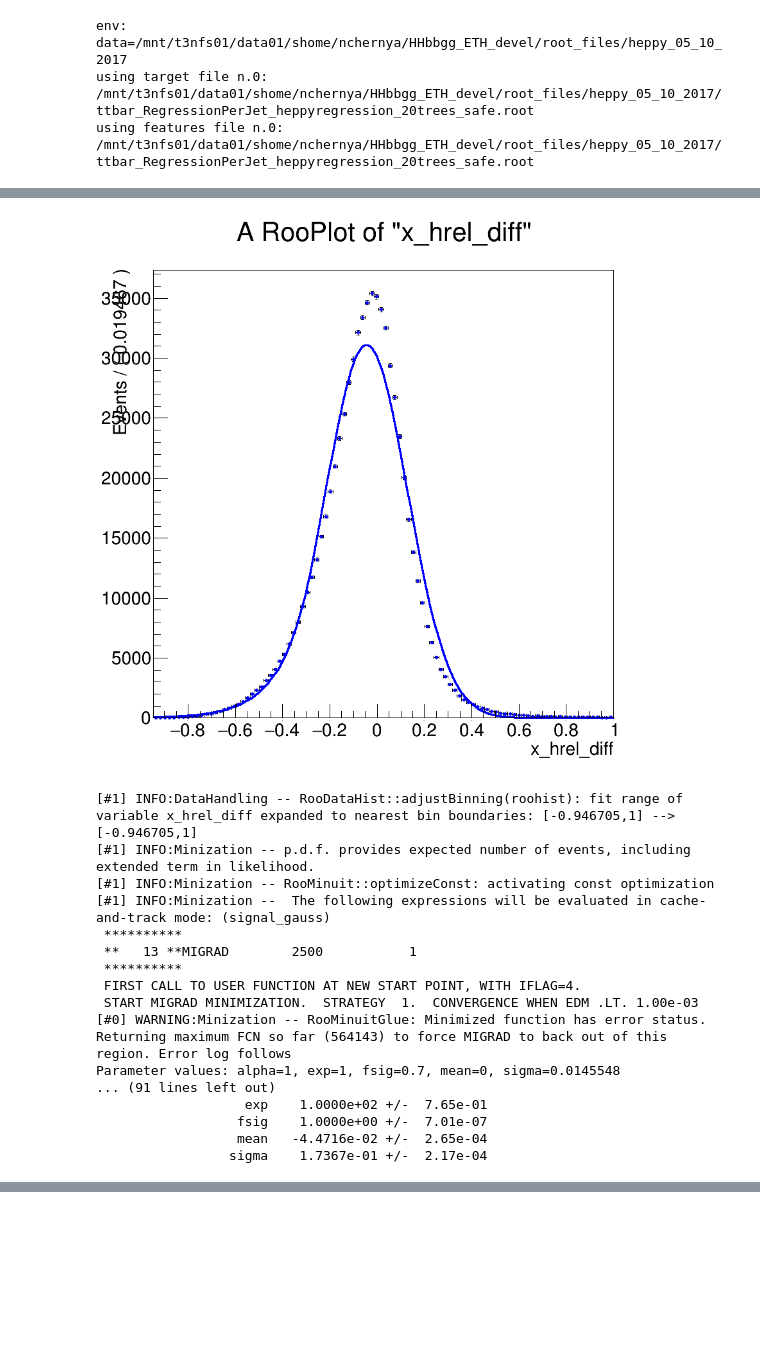
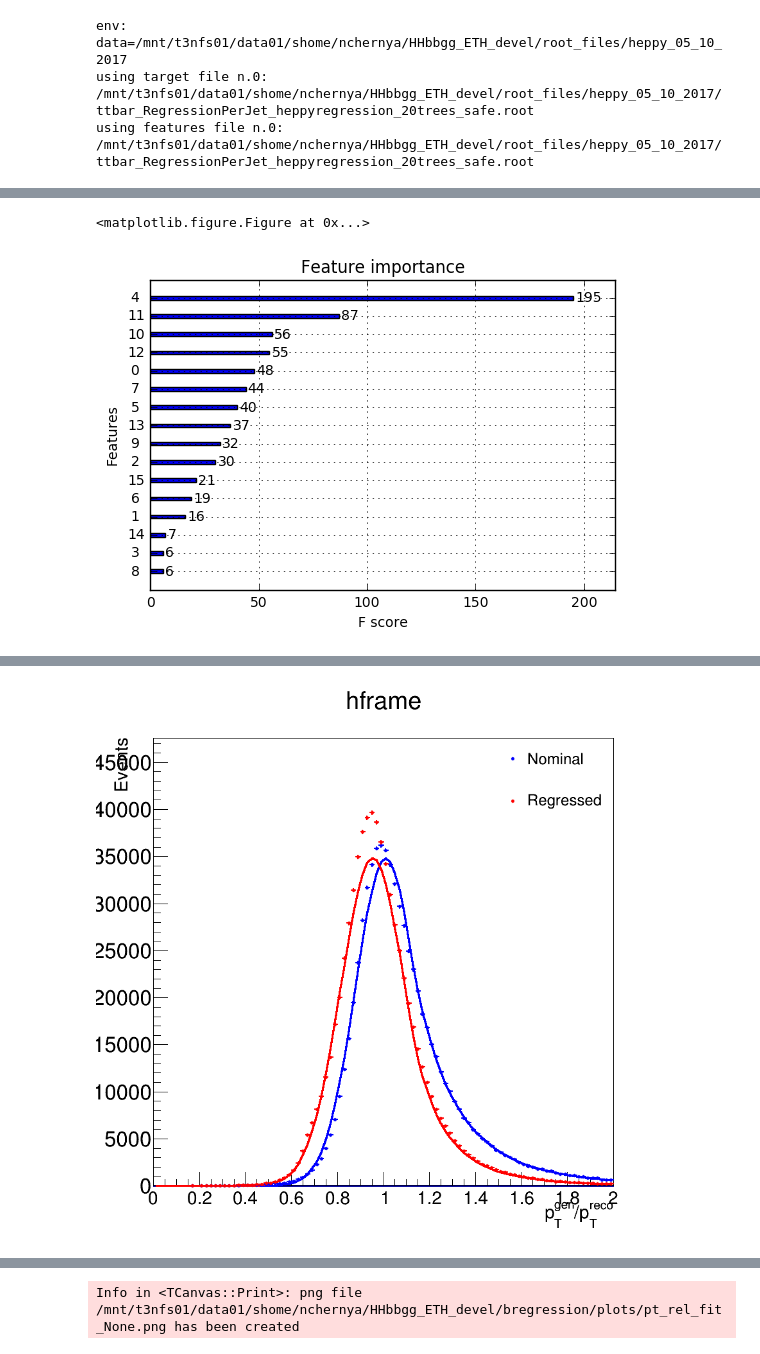
Before and after one commit to michelif/HHbbgg_ETH, a Jupyter notebook: bregression/notebooks/trainBreg.ipynb, the cells around one changed output, grey strips where cells are left out. Drawn from its saved outputs; the diff is of its cells as text; code cells hidden in the pictures; blank space fills up the shorter version.

```diff
--- a/bregression/notebooks/trainBreg.ipynb
+++ b/bregression/notebooks/trainBreg.ipynb
@@ -38,13 +38,13 @@ using features file n.0: /mnt/t3nfs01/data01/shome/nchernya/HHbbgg_ETH_devel/roo
 # %%
 #use noexpand for root expressions, it needs this file https://github.com/ibab/root_pandas/blob/master/root_pandas/readwrite.py
 #noexpand:fabs(CosThetaStar_CS)
-branch_names = 'Jet_pt,Jet_eta,Jet_corr,Jet_mcPt,Jet_mcFlavour,dR,rho,Jet_mt,Jet_leadTrackPt,Jet_leptonPtRel,Jet_leptonPt,Jet_leptonDeltaR,Jet_neHEF,Jet_neEmEF,Jet_chMult,Jet_vtxPt,Jet_vtxMass,Jet_vtx3dL,Jet_vtxNtrk,Jet_vtx3deL'.split(",")
+branch_names = 'Jet_pt,noexpand:Jet_mcPt/Jet_pt,Jet_eta,Jet_corr,Jet_mcPt,Jet_mcFlavour,dR,rho,Jet_mt,Jet_leadTrackPt,Jet_leptonPtRel,Jet_leptonPt,Jet_leptonDeltaR,Jet_neHEF,Jet_neEmEF,Jet_chMult,Jet_vtxPt,Jet_vtxMass,Jet_vtx3dL,Jet_vtxNtrk,Jet_vtx3deL'.split(",")
 
 features = 'Jet_pt,Jet_eta,Jet_corr,rho,Jet_mt,Jet_leadTrackPt,Jet_leptonPtRel,Jet_leptonPt,Jet_leptonDeltaR,Jet_neHEF,Jet_neEmEF,Jet_vtxPt,Jet_vtxMass,Jet_vtx3dL,Jet_vtxNtrk,Jet_vtx3deL'.split(",")
-target = 'Jet_mcPt'.split(",")
+#target = 'Jet_mcPt'.split(",")
+target = 'Jet_mcPt/Jet_pt'.split(",")
 #cuts='Jet_mcPt > 20 and dR < 0.35 and (Jet_mcFlavour==5 or Jet_mcFlavour==-5) and Jet_pt > 15'
 cuts='(Jet_mcPt > 20) & (Jet_mcFlavour==5 | Jet_mcFlavour==-5) & (Jet_pt > 15) & (Jet_eta<2.4 & Jet_eta>-2.4) & (dR < 0.4)'
-
 
 
 
@@ -57,12 +57,14 @@ target = [c.strip() for c in target]
 import pandas as pd
 import root_pandas as rpd
 
+
 X_features = preprocessing.set_features("tree",branch_names,features,cuts)
 X_target = preprocessing.set_target("tree",branch_names,target,cuts)
 X_features,X_target=preprocessing.randomize_ft(X_features,X_target)
 
 #print max(X_features[:,1])
 
+#print X_target
 #print pd.DataFrame(utils.IO.features_df[0],columns=['Jet_eta'])
 
 X_train_target = preprocessing.get_training_sample(pd.DataFrame(X_target))
@@ -79,7 +81,15 @@ from sklearn.externals import joblib
 import xgboost as xgb
 import matplotlib.pyplot as plt
 
-#log_names='Jet_pt,Jet_mt,Jet_leadTrackPt,Jet_leptonPtRel,Jet_leptonPt,Jet_leptonDeltaR'.split(",")
+all_data_frame = (rpd.read_root(utils.IO.featuresName[0],"tree", columns = branch_names)).query(cuts)
+for j in range(len(branch_names)):
+    if j == 0:
+        X_all = all_data_frame[[branch_names[j].replace('noexpand:','')]]
+    else:
+        X_all = np.concatenate([X_all,all_data_frame[[branch_names[j].replace('noexpand:','')]]],axis=1)
+
+log_names='Jet_pt,Jet_mcPt,Jet_mt,Jet_leadTrackPt,Jet_leptonPtRel,Jet_leptonPt,Jet_leptonDeltaR'.split(",")
 #plotting.plot_input_variables_reg(X_features,features,log_names)
+#plotting.plot_input_variables_reg(X_all,branch_names,log_names)
 #plt.show()
 # %% [output]
@@ -135,5 +138,6 @@ reco_ratio=1./reco_ratio
 # %%
 import matplotlib.pyplot as plt
+import training_utils as utils
 import ROOT
 from ROOT import gROOT
 import plotting_utils as plotting
@@ -141,9 +145,17 @@ import plotting_utils as plotting
 reload(utils)
 reload(plotting)
 
+regressed_pt = predictions*recoPt
+true_pt = true*recoPt
+
+xgb.plot_importance(clf)
+plt.show()
+plt.savefig(utils.IO.plotFolder+"importance1.pdf")
 
 style=False
-plotting.plot_rel_pt_diff(predictions,true,recoPt,style,100,)
+#plotting.plot_rel_pt_diff(predictions,true,recoPt,style,100,)
+plotting.plot_rel_pt_diff(regressed_pt,true_pt,recoPt,style,100,)
+
 
 
 #n, bins, patches = plt.hist(ratio, 40, range=(0,4),normed=0, facecolor='g', alpha=0.75,label='regressed')
@@ -164,56 +176,47 @@ plotting.plot_rel_pt_diff(predictions,true,recoPt,style,100,)
 
 
 
 # hratio = TH1D("ratio", "ratio", 400, 0, 4)
 # for i in xrange(len(ratio)):
 #     hratio.Fill(ratio[i])
 # hreco_ratio = TH1D("reco_ratio", "reco_ratio", 400, 0, 4)
 # for i in xrange(len(reco_ratio)):
 #     hreco_ratio.Fill(reco_ratio[i])
 # hratio.Draw()
 # hreco_ratio.Draw("same")
 # c1.Update()
 # c1.SaveAs("test_mcPT.png")
 # print hratio.GetMean(), hreco_ratio.GetMean()
 # print hratio.GetRMS(), hreco_ratio.GetRMS()
 
-# c2 = TCanvas( 'c2', '', 200, 10, 700, 500 )
+# c2 = ROOT.TCanvas( 'c2', '', 200, 10, 700, 500 )
 # c2.SetGridx()
 # c2.SetGridy()
-# htrue = TH1D("htrue", "htrue", 50, 0, 400)
+# htrue = ROOT.TH1D("htrue", "htrue", 50, 0, 400)
+# htrue.Sumw2(ROOT.kTRUE)
 # for i in xrange(len(true)):
-#     htrue.Fill(recoPt[i])
+#     htrue.Fill(true[i])
 
-# hpred = TH1D("hpred", "hpred", 50, 0, 400)
+# hpred = ROOT.TH1D("hpred", "hpred", 50, 0, 400)
+# #hpred = ROOT.TH1D("hpred", "hpred", 50, 0, 2)
+# hpred.Sumw2(ROOT.kTRUE)
 # for i in xrange(len(predictions)):
-#     hpred.Fill(predictions[i])
+#     hpred.Fill(predictions[i]*recoPt[i])
+#    #print predictions[i]*recoPt[i]
 
-# hpred.Divide(htrue)
-# hpred.Draw()
-# c2.SaveAs('pred_true_mcPt.png')
+# #hpred.Divide(htrue)
+# hpred.GetXaxis().SetTitle("Jet_pt")
+# hpred.GetYaxis().SetTitle("Prediction Pt/True")
+# hpred.Draw("PE")
+# c2.Draw()
+# c2.SaveAs(utils.IO.plotFolder+'pred_true_mcPt.png')
 
 #plotting.plot_classifier_output(clf,X_total_train,X_total_test,y_total_train,y_total_test,outString="xbrg_resWeight_optimized_noDR_minDRGJet_dijetMass")
 #plt.show()
 #fpr_gJets_2ndtest_2,tpr_gJets_2ndtest_2 = plotting.plot_roc_curve_multiclass_singleBkg(X_total_test,y_total_test,clf,-2,outString="xgbr_gJets_resWeighting_optimized_noDR_minDRGJet_withDR_dijetMass",weights=w_total_test)
 #plt.show()
 #fpr_dipho_2ndtest_2,tpr_dipho_2ndtest_2 = plotting.plot_roc_curve_multiclass_singleBkg(X_total_test,y_total_test,clf,-1,outString="xgbr_diphotons_resWeighting_optimized_noDR_minDRGJet_withDR_dijetMass",weights=w_total_test)
 #plt.show()
 # %% [output]
+<matplotlib.figure.Figure at 0x...>
-[figure, old version]
+[figure, new version]
-[#1] INFO:DataHandling -- RooDataHist::adjustBinning(roohist): fit range of variable x_hrel_diff expanded to nearest bin boundaries: [-0.946705,1] --> [-0.946705,1]
-[#1] INFO:Minization -- p.d.f. provides expected number of events, including extended term in likelihood.
-[#1] INFO:Minization -- RooMinuit::optimizeConst: activating const optimization
-[#1] INFO:Minization --  The following expressions will be evaluated in cache-and-track mode: (signal_gauss)
- **********
- **   13 **MIGRAD        2500           1
- **********
- FIRST CALL TO USER FUNCTION AT NEW START POINT, WITH IFLAG=4.
- START MIGRAD MINIMIZATION.  STRATEGY  1.  CONVERGENCE WHEN EDM .LT. 1.00e-03
-[#0] WARNING:Minization -- RooMinuitGlue: Minimized function has error status.
-Returning maximum FCN so far (564143) to force MIGRAD to back out of this region. Error log follows
-Parameter values: alpha=1, exp=1, fsig=0.7, mean=0, sigma=0.0145548
-... (91 lines left out)
-                   exp    1.0000e+02 +/-  7.65e-01
-                  fsig    1.0000e+00 +/-  7.01e-07
-                  mean   -4.4716e-02 +/-  2.65e-04
-                 sigma    1.7367e-01 +/-  2.17e-04
@@ -221,0 +225 @@ Info in <TCanvas::Print>: png file /mnt/t3nfs01/data01/shome/nchernya/HHbbgg_ETH
+[figure, added]
@@ -221,0 +243 @@ Info in <TCanvas::Print>: png file /mnt/t3nfs01/data01/shome/nchernya/HHbbgg_ETH
+Info in <TCanvas::Print>: png file /mnt/t3nfs01/data01/shome/nchernya/HHbbgg_ETH_devel/bregression/plots/pt_rel_fit_None.png has been created
```
Also changed, not shown: parts of 7 cells of this notebook, 2 other files.
